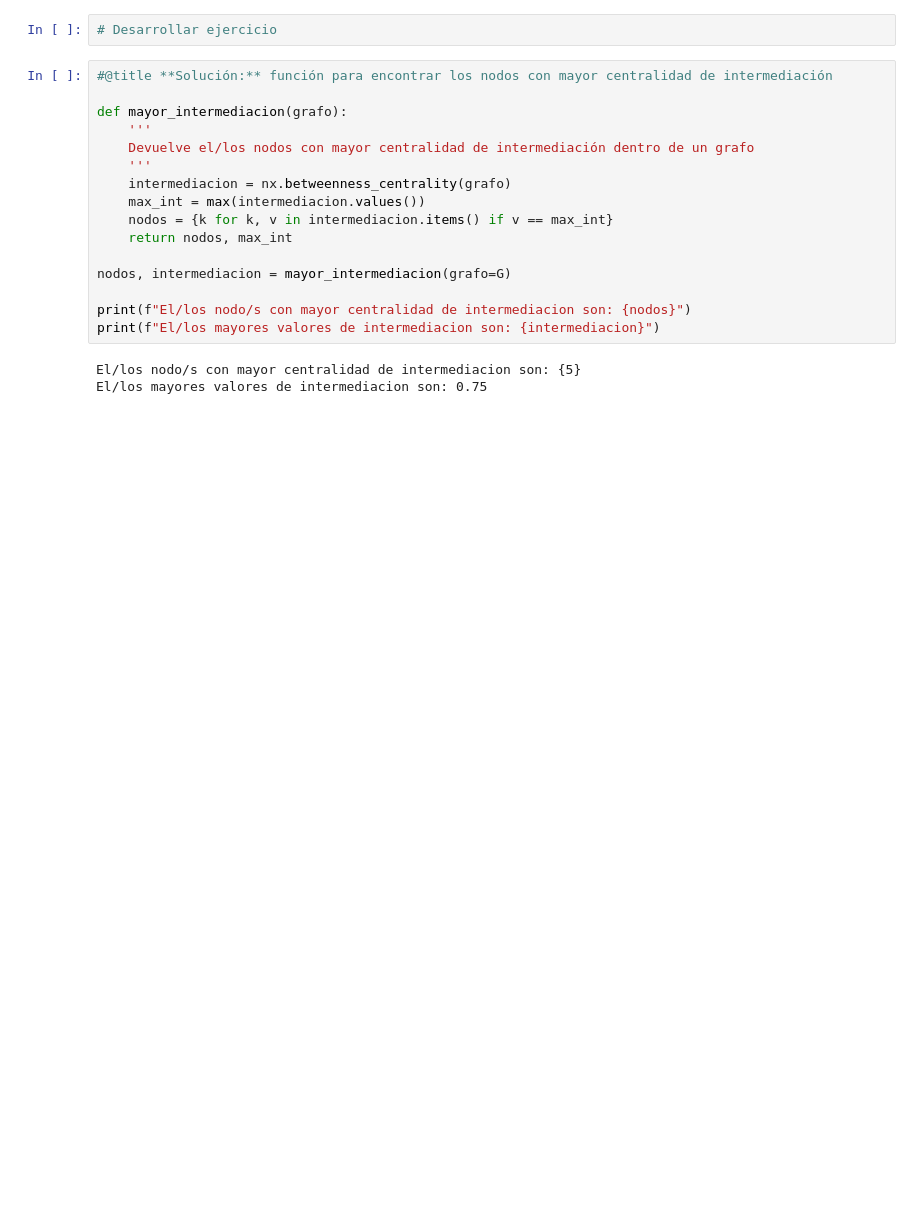
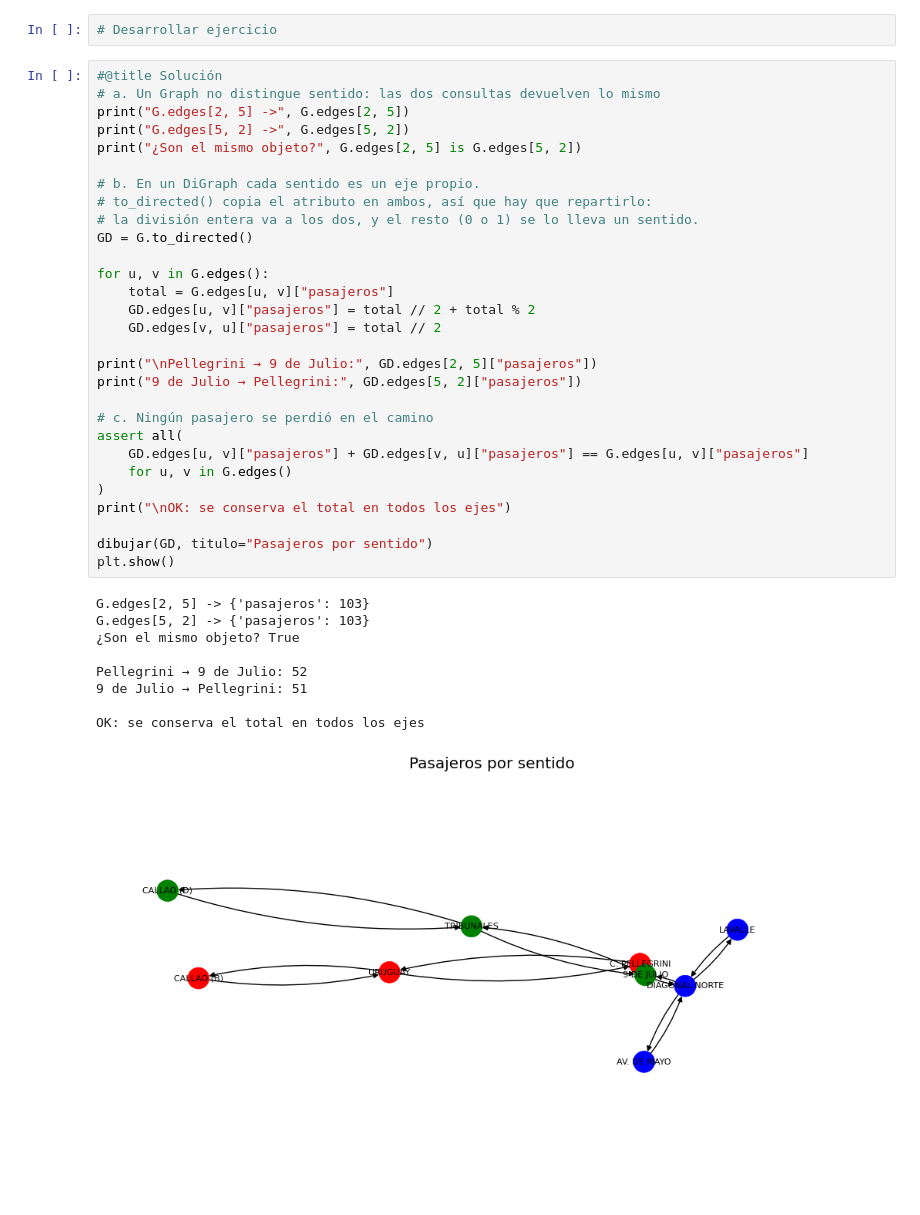
Before and after one commit to Data-Crew/transport-networks-lab, a Jupyter notebook: Notebooks/Ejercitacion_IntroNx.ipynb, the cells around one changed output. Drawn from its saved outputs; the diff is of its cells as text; blank space fills up the shorter version.

```diff
--- a/Notebooks/Ejercitacion_IntroNx.ipynb
+++ b/Notebooks/Ejercitacion_IntroNx.ipynb
@@ -282,21 +105,41 @@ Los nodos con tres vecinos son: {5, 7}
 # %%
 # Desarrollar ejercicio
-# %%
-#@title **Solución:** función para encontrar los nodos con mayor centralidad de intermediación
-
-def mayor_intermediacion(grafo):
-    '''
-    Devuelve el/los nodos con mayor centralidad de intermediación dentro de un grafo
-    '''
-    intermediacion = nx.betweenness_centrality(grafo)
-    max_int = max(intermediacion.values())
-    nodos = {k for k, v in intermediacion.items() if v == max_int}
-    return nodos, max_int
-
-nodos, intermediacion = mayor_intermediacion(grafo=G)
-
-print(f"El/los nodo/s con mayor centralidad de intermediacion son: {nodos}")
-print(f"El/los mayores valores de intermediacion son: {intermediacion}")
-# %% [output]
-El/los nodo/s con mayor centralidad de intermediacion son: {5}
-El/los mayores valores de intermediacion son: 0.75
+# %%
+#@title Solución
+# a. Un Graph no distingue sentido: las dos consultas devuelven lo mismo
+print("G.edges[2, 5] ->", G.edges[2, 5])
+print("G.edges[5, 2] ->", G.edges[5, 2])
+print("¿Son el mismo objeto?", G.edges[2, 5] is G.edges[5, 2])
+
+# b. En un DiGraph cada sentido es un eje propio.
+# to_directed() copia el atributo en ambos, así que hay que repartirlo:
+# la división entera va a los dos, y el resto (0 o 1) se lo lleva un sentido.
+GD = G.to_directed()
+
+for u, v in G.edges():
+    total = G.edges[u, v]["pasajeros"]
+    GD.edges[u, v]["pasajeros"] = total // 2 + total % 2
+    GD.edges[v, u]["pasajeros"] = total // 2
+
+print("\nPellegrini → 9 de Julio:", GD.edges[2, 5]["pasajeros"])
+print("9 de Julio → Pellegrini:", GD.edges[5, 2]["pasajeros"])
+
+# c. Ningún pasajero se perdió en el camino
+assert all(
+    GD.edges[u, v]["pasajeros"] + GD.edges[v, u]["pasajeros"] == G.edges[u, v]["pasajeros"]
+    for u, v in G.edges()
+)
+print("\nOK: se conserva el total en todos los ejes")
+
+dibujar(GD, titulo="Pasajeros por sentido")
+plt.show()
+# %% [output]
+G.edges[2, 5] -> {'pasajeros': 103}
+G.edges[5, 2] -> {'pasajeros': 103}
+¿Son el mismo objeto? True
+
+Pellegrini → 9 de Julio: 52
+9 de Julio → Pellegrini: 51
+
+OK: se conserva el total en todos los ejes
+[figure, added]
```
Also changed, not shown: parts of 30 cells of this notebook, 29 other files.
